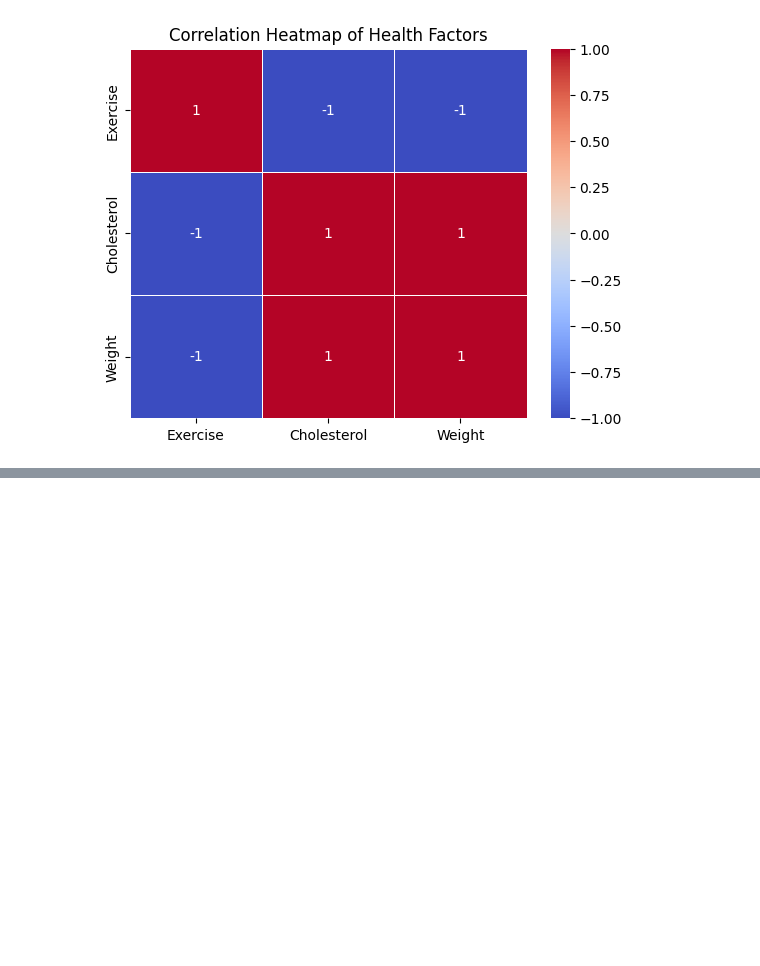
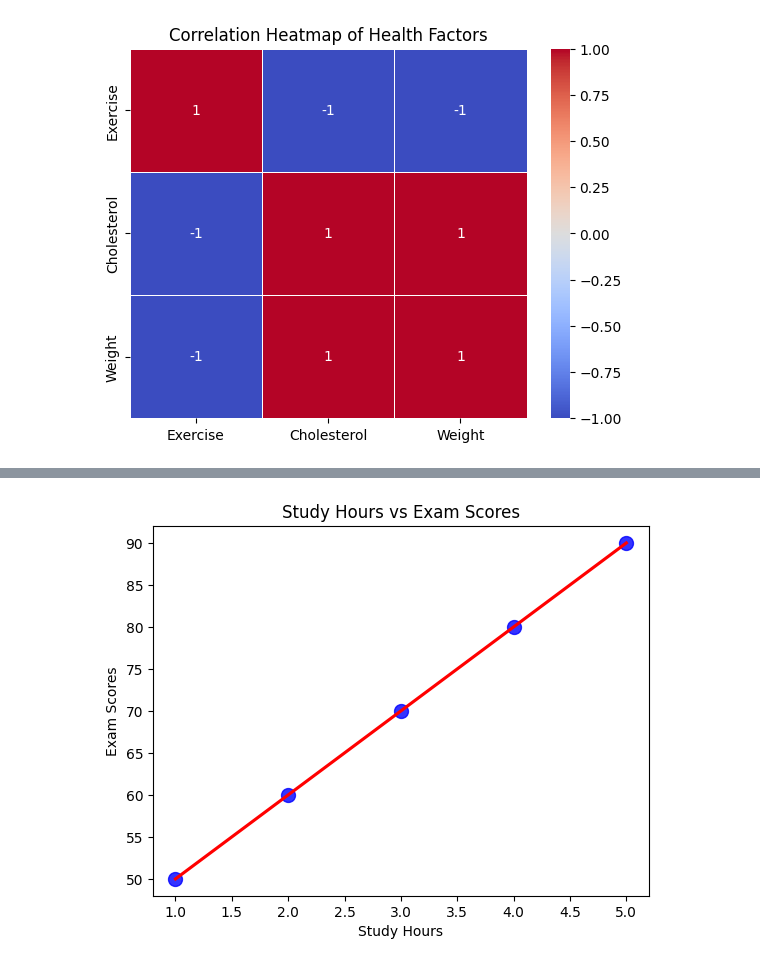
Before and after one commit to daniel-mehta/Math-for-Machine-Learning, a Jupyter notebook: Lab 8/Lab8 Daniel Mehta.ipynb, the cells around one changed output, grey strips where cells are left out. Saved outputs shown, nothing was run; the diff lists cells and outputs as text; code cells hidden in the pictures; blank space fills up the shorter version.

```diff
--- a/Lab 8/Lab8 Daniel Mehta.ipynb
+++ b/Lab 8/Lab8 Daniel Mehta.ipynb
@@ -105,0 +140,13 @@ plt.show()
+# %%
+study_hours = [1, 2, 3, 4, 5]
+exam_scores = [50, 60, 70, 80, 90]
+
+sns.regplot(x=study_hours, y=exam_scores, color='blue', scatter_kws={'s': 100}, line_kws={'color': 'red'})
+
+plt.xlabel("Study Hours")
+plt.ylabel("Exam Scores")
+plt.title("Study Hours vs Exam Scores")
+
+plt.show()
+# %% [output]
+[figure, added]
```
Also changed, not shown: parts of 3 cells of this notebook.
